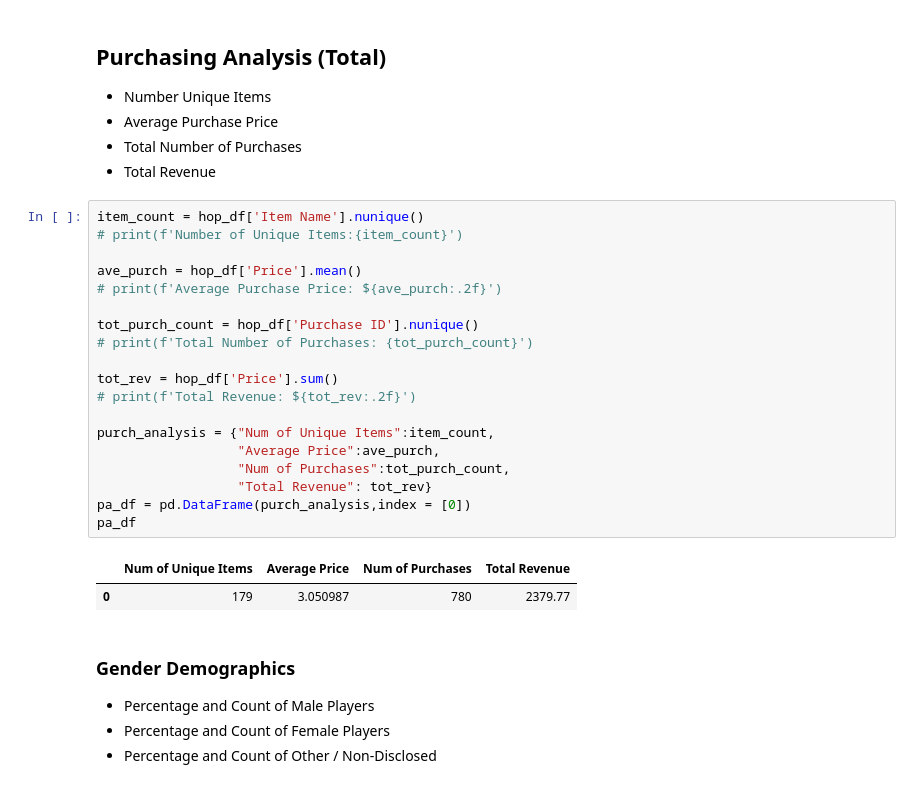
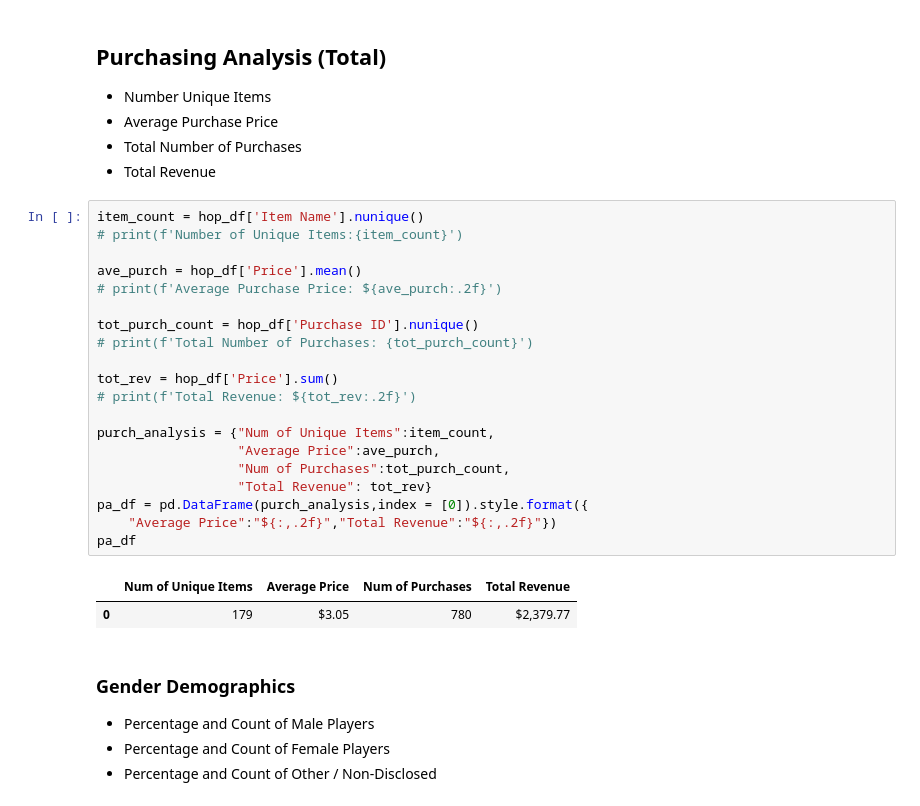
Before and after one commit to thepianist86/pandas-challenge, a Jupyter notebook: HeroesOfPymoli/Heroes of Pymoli Analysis.ipynb, the cells around one changed output. Drawn from its saved outputs; the diff is of its cells as text.

```diff
--- a/HeroesOfPymoli/Heroes of Pymoli Analysis.ipynb
+++ b/HeroesOfPymoli/Heroes of Pymoli Analysis.ipynb
@@ -31,25 +31,26 @@ pc_df
 # %%
 item_count = hop_df['Item Name'].nunique()
 # print(f'Number of Unique Items:{item_count}')
 
 ave_purch = hop_df['Price'].mean()
 # print(f'Average Purchase Price: ${ave_purch:.2f}')
 
 tot_purch_count = hop_df['Purchase ID'].nunique()
 # print(f'Total Number of Purchases: {tot_purch_count}')
 
 tot_rev = hop_df['Price'].sum()
 # print(f'Total Revenue: ${tot_rev:.2f}')
 
 purch_analysis = {"Num of Unique Items":item_count,
                   "Average Price":ave_purch,
                   "Num of Purchases":tot_purch_count,
                   "Total Revenue": tot_rev}
-pa_df = pd.DataFrame(purch_analysis,index = [0])
+pa_df = pd.DataFrame(purch_analysis,index = [0]).style.format({
+    "Average Price":"${:,.2f}","Total Revenue":"${:,.2f}"})
 pa_df
 # %% [output]
 |  | Num of Unique Items | Average Price | Num of Purchases | Total Revenue |
-| 0 | 179 | 3.050987 | 780 | 2379.77 |
+| 0 | 179 | $3.05 | 780 | $2,379.77 |
 # %% [markdown]
 ### Gender Demographics
 
```
Also changed, not shown: parts of 2 cells of this notebook, 1 other file.
